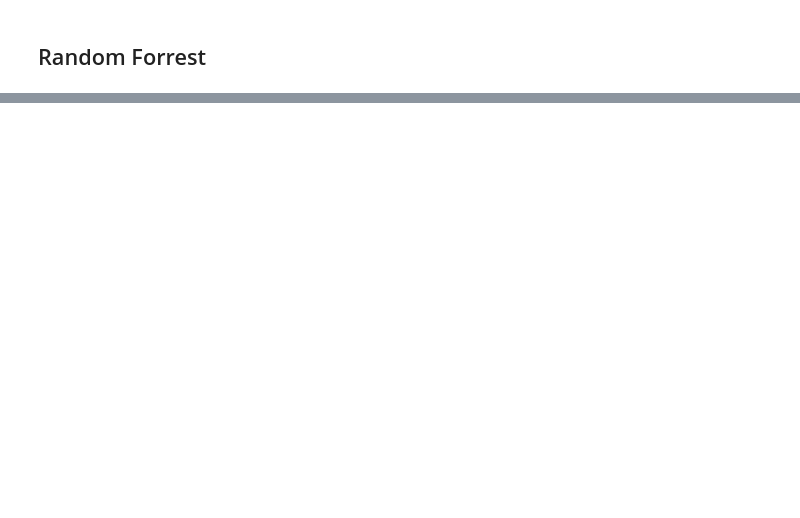
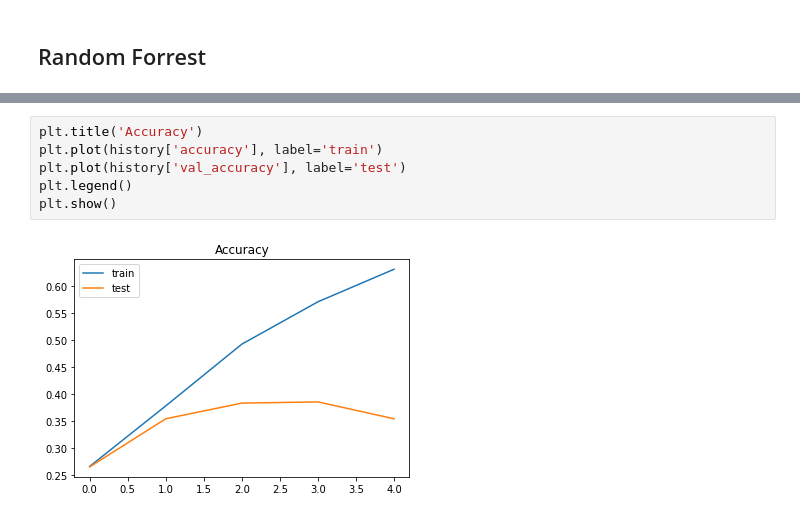
Before and after one commit to MichaelHermannHubler/AIAPP_NLP, a Jupyter notebook: project.ipynb, the cells around one changed output, grey strips where cells are left out. Drawn from its saved outputs; the diff is of its cells as text; blank space fills up the shorter version.

```diff
--- a/project.ipynb
+++ b/project.ipynb
@@ -786,0 +1078,8 @@ Accuracy: 0.2875
+# %%
+plt.title('Accuracy')
+plt.plot(history['accuracy'], label='train')
+plt.plot(history['val_accuracy'], label='test')
+plt.legend()
+plt.show()
+# %% [output]
+[figure, added]
```
Also changed, not shown: parts of 67 cells of this notebook, 1 other file.
